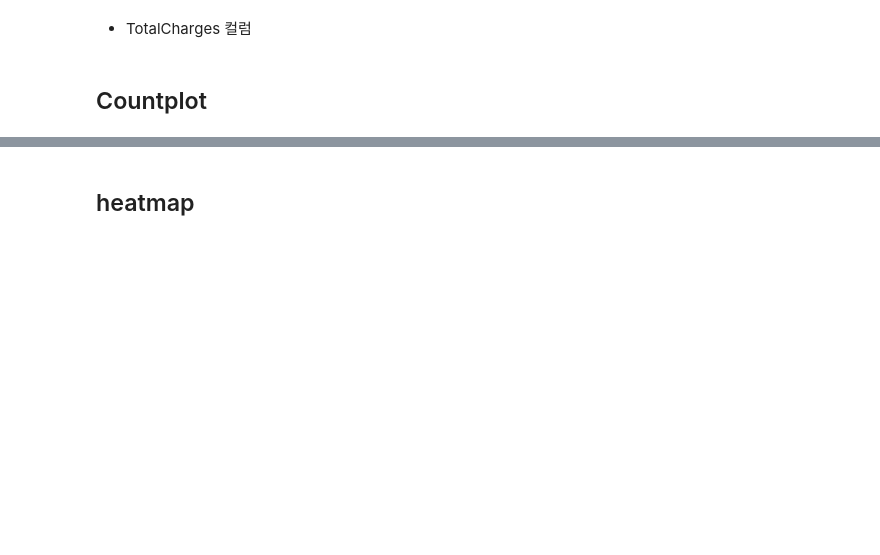
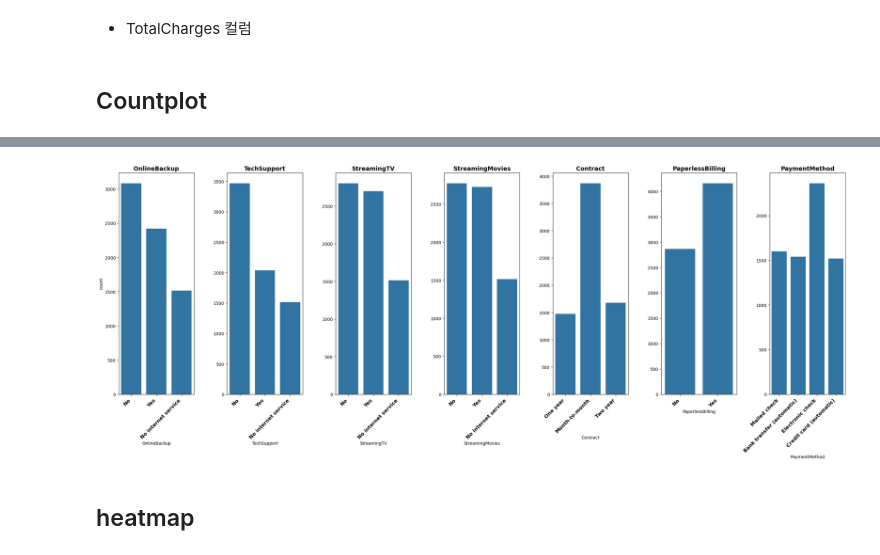
Before and after one commit to hoonzzang617/MultiCampus_DA, a Jupyter notebook: 25_파이썬데이터분석_실습_통신사고객이탈.ipynb, the cells around one changed output, grey strips where cells are left out. Cells and saved outputs as stored; diff of their text form; code cells hidden in the pictures; blank space fills up the shorter version.

```diff
--- a/25_파이썬데이터분석_실습_통신사고객이탈.ipynb
+++ b/25_파이썬데이터분석_실습_통신사고객이탈.ipynb
@@ -385,3 +429,35 @@ plt.show()
+# %%
+bar, ax = plt.subplots(1,7, figsize=(25, 10))
+# sns.barplot(data=df_cleaned[['gender', 'Partner', 'Dependents','PhoneService','MultipleLines','InternetService']])
+# sns.countplot(data=df_cleaned, x='OnlineBackup', ax=ax[0])
+# sns.countplot(data=df_cleaned, x='TechSupport', ax=ax[1])
+# sns.countplot(data=df_cleaned, x='StreamingTV', ax=ax[2])
+# sns.countplot(data=df_cleaned, x='StreamingMovies', ax=ax[3])
+# sns.countplot(data=df_cleaned, x='Contract', ax=ax[4])
+# sns.countplot(data=df_cleaned, x='PaperlessBilling', ax=ax[5])
+# sns.countplot(data=df_cleaned, x='PaymentMethod', ax=ax[6])
+columns = ['OnlineBackup', 'TechSupport', 'StreamingTV', 'StreamingMovies',
+           'Contract', 'PaperlessBilling', 'PaymentMethod']
+
+for i, column in enumerate(columns):
+    sns.countplot(data=df_cleaned, x=column, ax=ax[i])
+
+    # x축 레이블 회전 및 정렬
+    ax[i].set_xticklabels(ax[i].get_xticklabels(), rotation=45, ha='right', fontsize=12, fontweight='bold')
+
+    # x축 레이블 조정
+    ax[i].tick_params(axis='x', pad=5)
+
+    # 제목 설정
+    ax[i].set_title(column, fontsize=14, fontweight='bold')
+
+    # y축 레이블 제거 (첫 번째 서브플롯 제외)
+    if i != 0:
+        ax[i].set_ylabel('')
+bar.set_tight_layout(True)
+plt.show()
+# %% [output]
+[figure, added]
 # %% [markdown]
 ## heatmap
 # %% [markdown]
```
Also changed, not shown: parts of 6 cells of this notebook.
